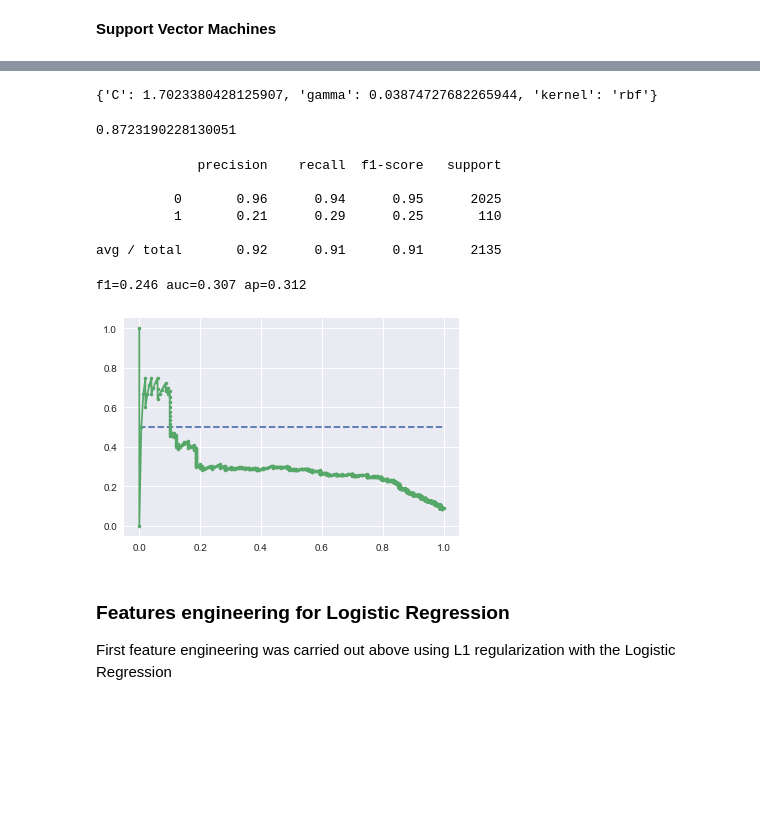
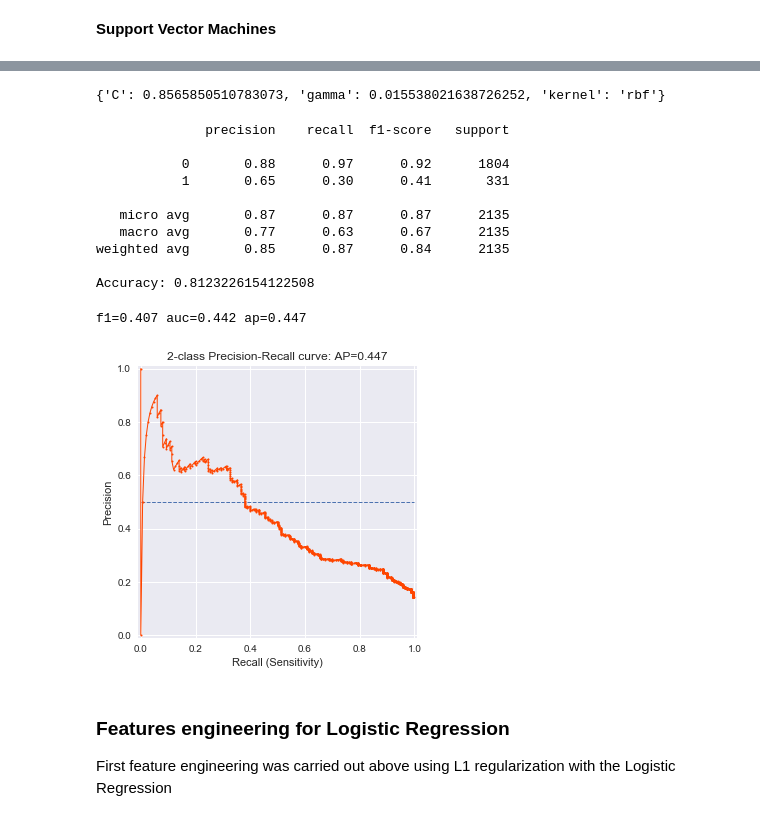
Before and after one commit to norbertstrzelecki/tour_de_pologne_top10, a Jupyter notebook: tdp_3_3_data_modeling.ipynb, the cells around one changed output, grey strips where cells are left out. Saved outputs shown, nothing was run; the diff lists cells and outputs as text; code cells hidden in the pictures; blank space fills up the shorter version.

```diff
--- a/tdp_3_3_data_modeling.ipynb
+++ b/tdp_3_3_data_modeling.ipynb
@@ -460,7 +477,7 @@ f1=0.908 auc=0.984 ap=0.984
 # %% [markdown]
 **Support Vector Machines**
 # %%
-param_grid = {'kernel':['rbf'],
+param_grid_svc = {'kernel':['rbf'],
                'gamma':uniform(0.0,0.5),
                'C':uniform(0.25,10.0-0.25)}
 #               ,
@@ -471,12 +488,12 @@ param_grid = {'kernel':['rbf'],
 #               {'kernel':['sigmoid'],
 #                'C':uniform(0.25,10.0-0.25)}]
 # %%
-grid = RandomizedSearchCV(
+grid_svc = RandomizedSearchCV(
                         n_iter=30,
                         estimator=svc,
                         cv=StratifiedKFold(10, shuffle=True),
-                        param_distributions=param_grid,
-                        scoring='roc_auc',
+                        param_distributions=param_grid_svc,
+                        scoring='balanced_accuracy',
                         n_jobs=-1
                         )
 # %%
@@ -495,26 +513,26 @@ RandomizedSearchCV(cv=StratifiedKFold(n_splits=10, random_state=None, shuffle=Tr
 # %%
-grid.best_params_
+grid_svc.best_params_
 # %% [output]
-{'C': 1.7023380428125907, 'gamma': 0.03874727682265944, 'kernel': 'rbf'}
+{'C': 0.8565850510783073, 'gamma': 0.015538021638726252, 'kernel': 'rbf'}
-# %%
-# After customizing params
-grid.best_score_
-# %% [output]
-0.8723190228130051
 # %%
-print(classification_report(grid.predict(X_test_cut), y_test))
+print(classification_report(grid_svc.predict(X_test_cut), y_test))
+print('Accuracy: %s' % grid_svc.best_score_)
 # %% [output]
-             precision    recall  f1-score   support
+              precision    recall  f1-score   support
 
-          0       0.96      0.94      0.95      2025
-          1       0.21      0.29      0.25       110
+           0       0.88      0.97      0.92      1804
+           1       0.65      0.30      0.41       331
 
-avg / total       0.92      0.91      0.91      2135
+   micro avg       0.87      0.87      0.87      2135
+   macro avg       0.77      0.63      0.67      2135
+weighted avg       0.85      0.87      0.84      2135
+
+Accuracy: 0.8123226154122508
-# %%
-roc_plot(grid, X_test_cut)
-# %% [output]
-f1=0.246 auc=0.307 ap=0.312
-[figure, removed]
+# %%
+precission_recall_plot(grid_svc, X_test_cut)
+# %% [output]
+f1=0.407 auc=0.442 ap=0.447
+[figure, added]
 # %% [markdown]
 ### Features engineering for Logistic Regression
 
```
Also changed, not shown: parts of 38 cells of this notebook.
